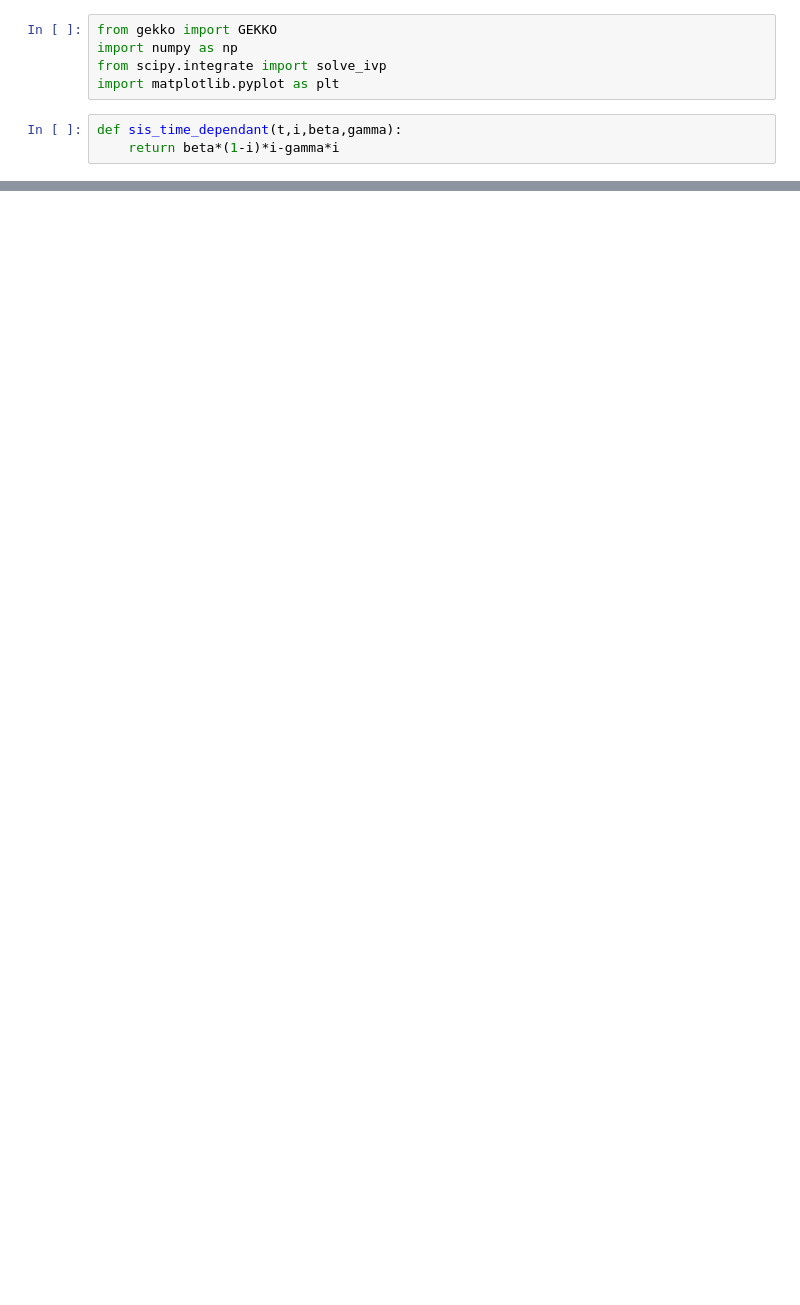
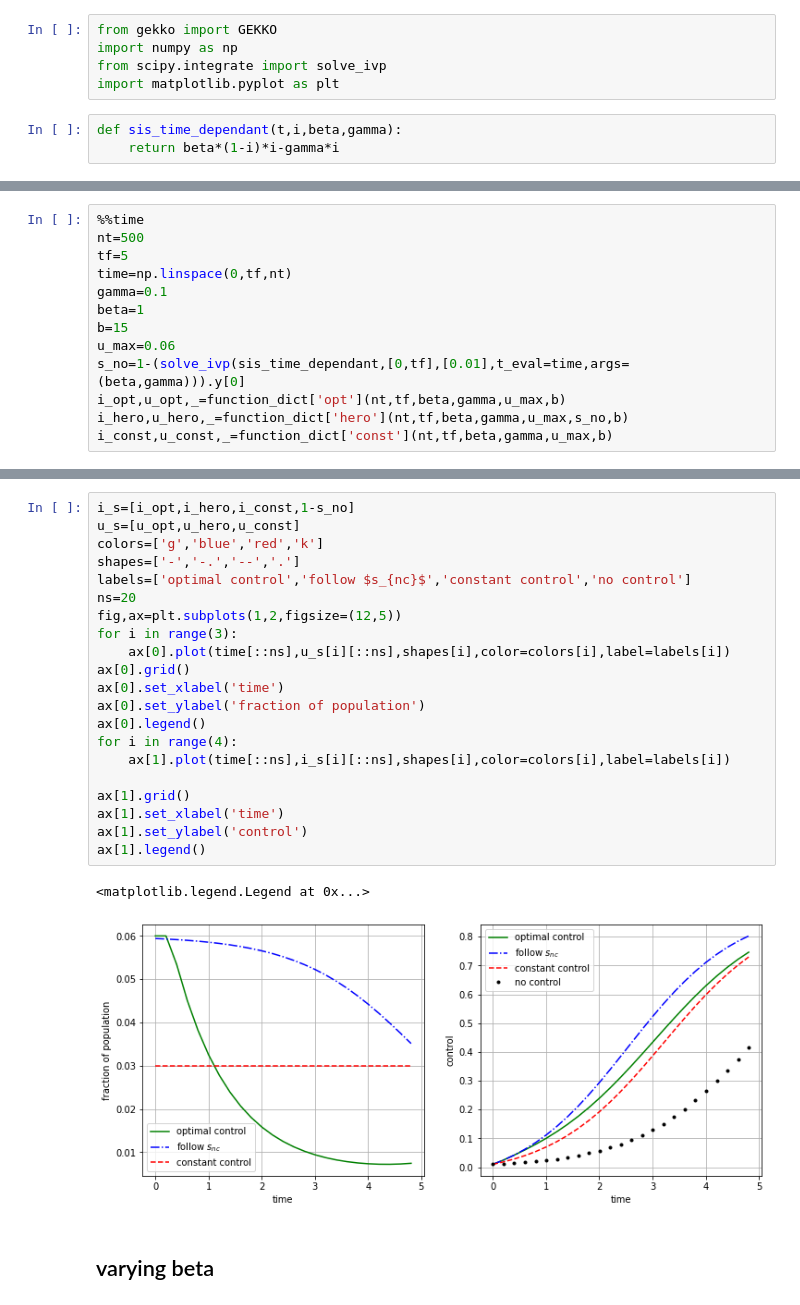
Before and after one commit to Ali-Setareh/Modeling-Statistical-Phenomena, a Jupyter notebook: Project/comparison.ipynb, the cells around one changed output, grey strips where cells are left out. Saved outputs shown, nothing was run; the diff lists cells and outputs as text; blank space fills up the shorter version.

```diff
--- a/Project/comparison.ipynb
+++ b/Project/comparison.ipynb
@@ -62,0 +92,13 @@ def sis_optimal(nt,nf,beta,gamma,umax,b):
+# %%
+%%time
+nt=500
+tf=5
+time=np.linspace(0,tf,nt)
+gamma=0.1
+beta=1
+b=15
+u_max=0.06
+s_no=1-(solve_ivp(sis_time_dependant,[0,tf],[0.01],t_eval=time,args=(beta,gamma))).y[0]
+i_opt,u_opt,_=function_dict['opt'](nt,tf,beta,gamma,u_max,b)
+i_hero,u_hero,_=function_dict['hero'](nt,tf,beta,gamma,u_max,s_no,b)
+i_const,u_const,_=function_dict['const'](nt,tf,beta,gamma,u_max,b)
@@ -62,0 +107,26 @@ def sis_optimal(nt,nf,beta,gamma,umax,b):
+# %%
+i_s=[i_opt,i_hero,i_const,1-s_no]
+u_s=[u_opt,u_hero,u_const]
+colors=['g','blue','red','k']
+shapes=['-','-.','--','.']
+labels=['optimal control','follow $s_{nc}$','constant control','no control']
+ns=20
+fig,ax=plt.subplots(1,2,figsize=(12,5))
+for i in range(3):
+    ax[0].plot(time[::ns],u_s[i][::ns],shapes[i],color=colors[i],label=labels[i])
+ax[0].grid()
+ax[0].set_xlabel('time')
+ax[0].set_ylabel('fraction of population')
+ax[0].legend()
+for i in range(4):
+    ax[1].plot(time[::ns],i_s[i][::ns],shapes[i],color=colors[i],label=labels[i])
+
+ax[1].grid()
+ax[1].set_xlabel('time')
+ax[1].set_ylabel('control')
+ax[1].legend()
+# %% [output]
+<matplotlib.legend.Legend at 0x...>
+[figure, added]
+# %% [markdown]
+## varying beta
```
Also changed, not shown: parts of 13 cells of this notebook.
